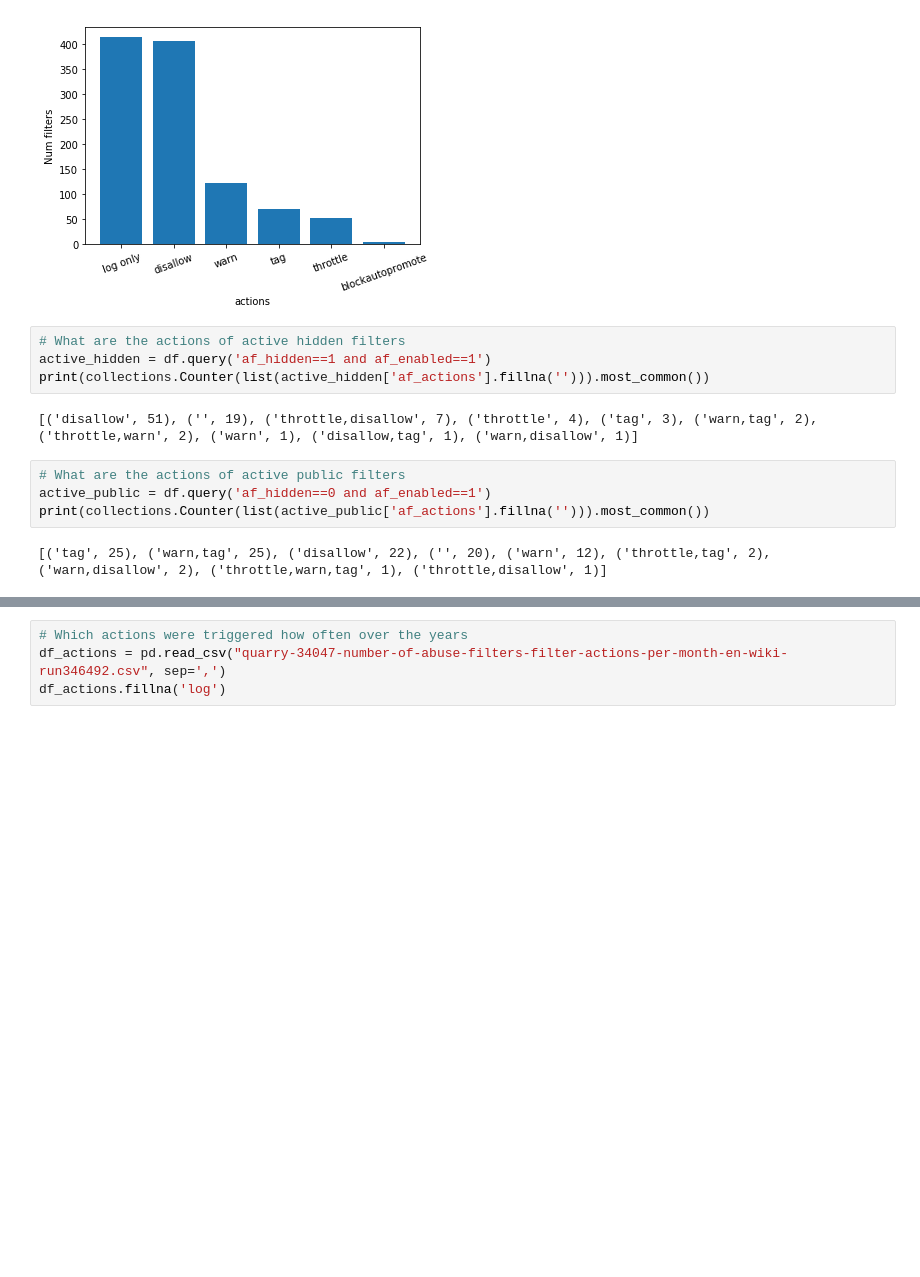
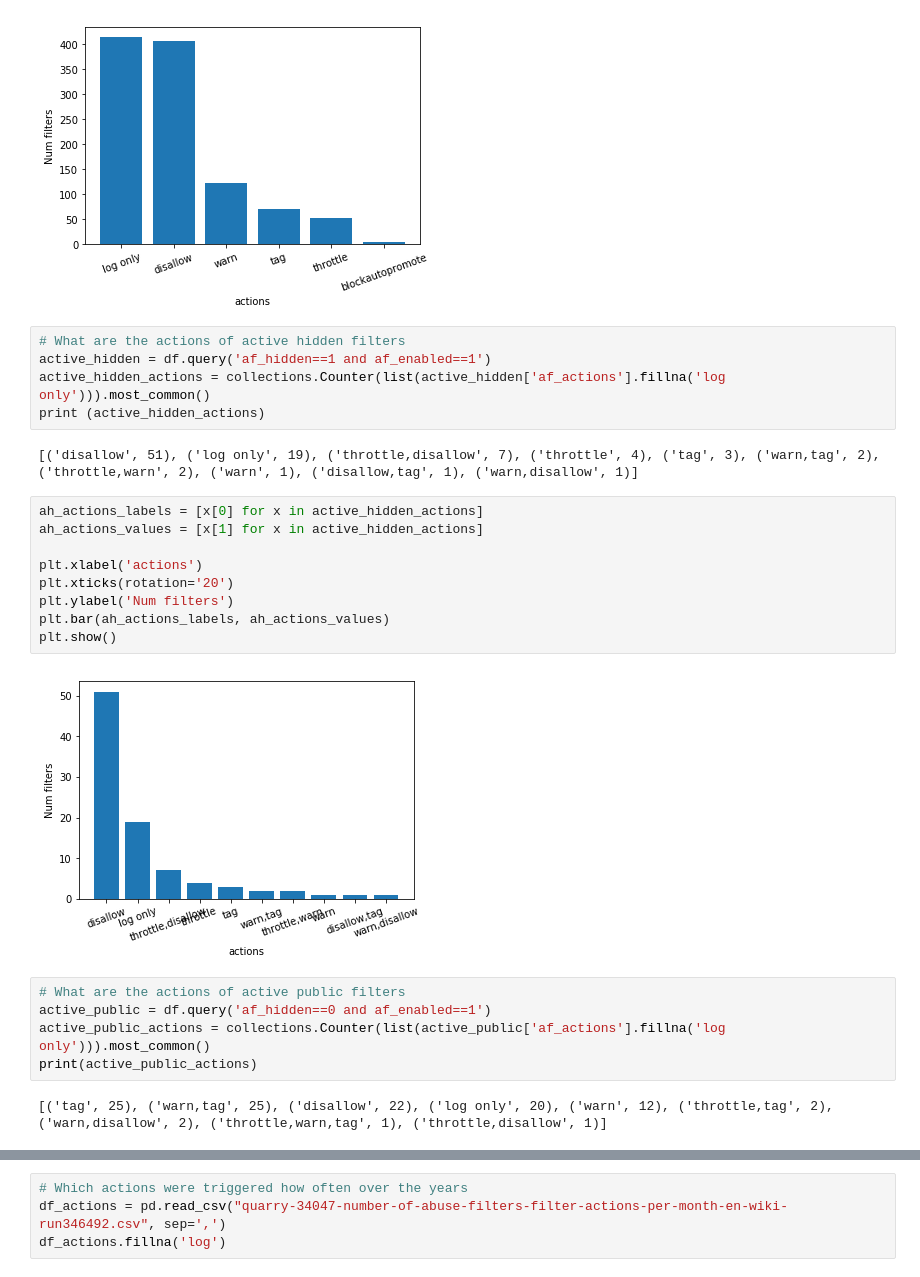
Before and after one commit to lusy/wikifilters, a Jupyter notebook: src/explore.ipynb, the cells around one changed output, grey strips where cells are left out. Cells and saved outputs as stored; diff of their text form; blank space fills up the shorter version.

Commit message:
Plot some trivial stats

```diff
--- a/src/explore.ipynb
+++ b/src/explore.ipynb
@@ -204,12 +204,25 @@ plt.show()
 # %%
 # What are the actions of active hidden filters
 active_hidden = df.query('af_hidden==1 and af_enabled==1')
-print(collections.Counter(list(active_hidden['af_actions'].fillna(''))).most_common())
+active_hidden_actions = collections.Counter(list(active_hidden['af_actions'].fillna('log only'))).most_common()
+print (active_hidden_actions)
 # %% [output]
-[('disallow', 51), ('', 19), ('throttle,disallow', 7), ('throttle', 4), ('tag', 3), ('warn,tag', 2), ('throttle,warn', 2), ('warn', 1), ('disallow,tag', 1), ('warn,disallow', 1)]
+[('disallow', 51), ('log only', 19), ('throttle,disallow', 7), ('throttle', 4), ('tag', 3), ('warn,tag', 2), ('throttle,warn', 2), ('warn', 1), ('disallow,tag', 1), ('warn,disallow', 1)]
+# %%
+ah_actions_labels = [x[0] for x in active_hidden_actions]
+ah_actions_values = [x[1] for x in active_hidden_actions]
+
+plt.xlabel('actions')
+plt.xticks(rotation='20')
+plt.ylabel('Num filters')
+plt.bar(ah_actions_labels, ah_actions_values)
+plt.show()
+# %% [output]
+[figure, added]
 # %%
 # What are the actions of active public filters
 active_public = df.query('af_hidden==0 and af_enabled==1')
-print(collections.Counter(list(active_public['af_actions'].fillna(''))).most_common())
+active_public_actions = collections.Counter(list(active_public['af_actions'].fillna('log only'))).most_common()
+print(active_public_actions)
 # %% [output]
-[('tag', 25), ('warn,tag', 25), ('disallow', 22), ('', 20), ('warn', 12), ('throttle,tag', 2), ('warn,disallow', 2), ('throttle,warn,tag', 1), ('throttle,disallow', 1)]
+[('tag', 25), ('warn,tag', 25), ('disallow', 22), ('log only', 20), ('warn', 12), ('throttle,tag', 2), ('warn,disallow', 2), ('throttle,warn,tag', 1), ('throttle,disallow', 1)]
```
Also changed, not shown: parts of 2 cells of this notebook.
